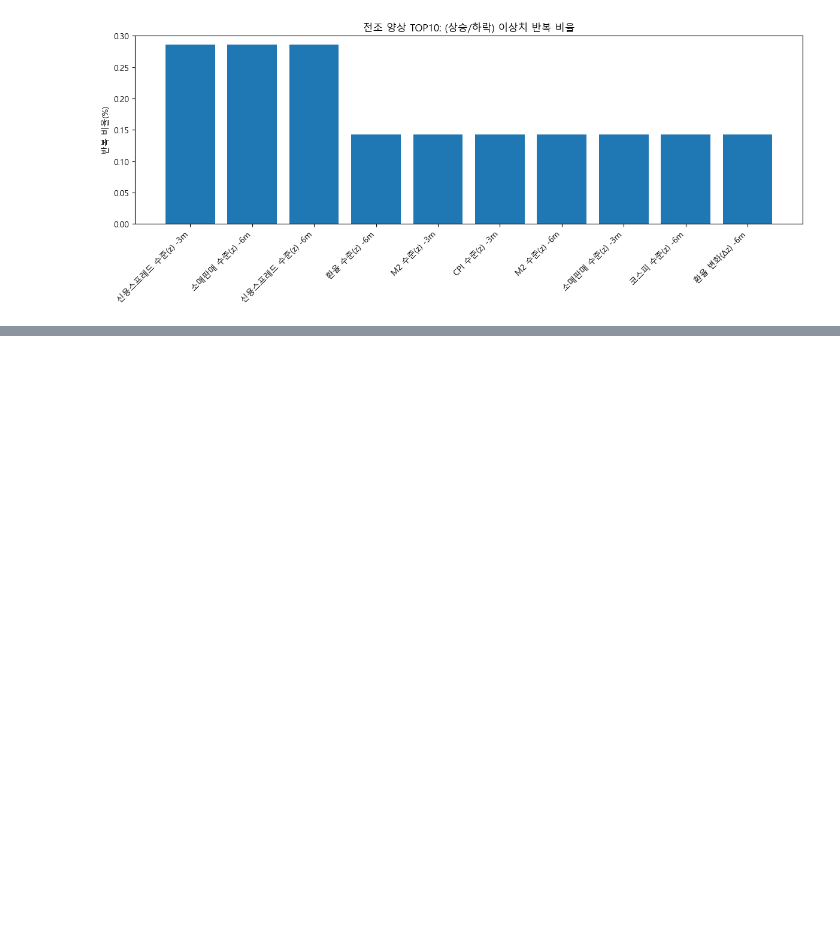
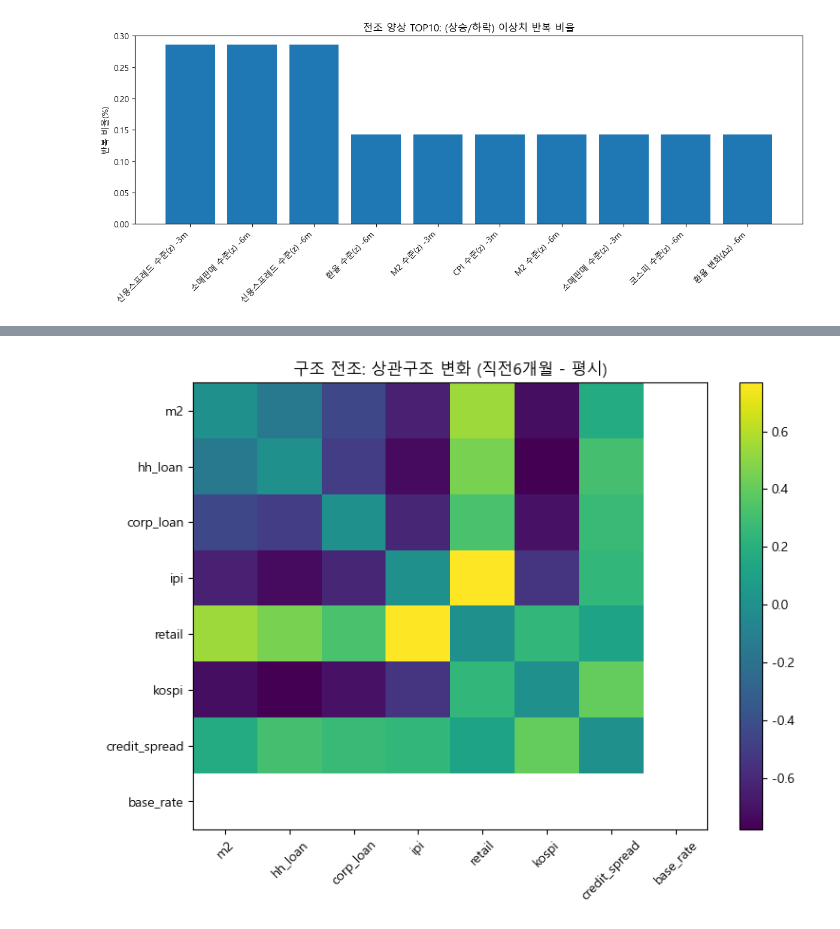
Before and after one commit to yoonsung1/final-project, a Jupyter notebook: 가은/전조증상.ipynb, the cells around one changed output, grey strips where cells are left out. Saved outputs shown, nothing was run; the diff lists cells and outputs as text; code cells hidden in the pictures; blank space fills up the shorter version.

```diff
--- a/가은/전조증상.ipynb
+++ b/가은/전조증상.ipynb
@@ -262,0 +563,79 @@ plt.show()
+# %%
+# ============================================================
+# [2단계] 구조 전조: 상관구조 변화 분석
+# - 디커플링 직전 6개월(t-6 ~ t-1) 상관행렬
+# - 평시 상관행렬
+# - 차이 계산 + 히트맵
+# ============================================================
+
+import numpy as np
+import pandas as pd
+import matplotlib.pyplot as plt
+
+# 사용할 변수 선택 (핵심 변수 위주)
+STRUCT_VARS = [
+    "m2",
+    "hh_loan",
+    "corp_loan",
+    "ipi",
+    "retail",
+    "kospi",
+    "credit_spread",
+    "base_rate"
+]
+
+df_struct = df[["date"] + STRUCT_VARS].dropna().copy()
+df_struct = df_struct.set_index("date")
+
+# ------------------------------------------------
+# 1) 평시 상관행렬 (전체 기간)
+# ------------------------------------------------
+corr_normal = df_struct.corr()
+
+# ------------------------------------------------
+# 2) 디커플링 직전 6개월 상관행렬 평균
+# ------------------------------------------------
+WINDOW2 = [-6, -5, -4, -3, -2, -1]
+
+corr_list = []
+
+for t in valid_events:   # 1단계에서 계산된 valid_events 사용
+    dates = [t + pd.DateOffset(months=m) for m in WINDOW2]
+    if all(d in df_struct.index for d in dates):
+        sub = df_struct.loc[dates]
+        corr_list.append(sub.corr().values)
+
+if len(corr_list) == 0:
+    raise ValueError("구조 분석 가능한 이벤트가 없습니다.")
+
+corr_event = np.mean(corr_list, axis=0)
+corr_event = pd.DataFrame(corr_event,
+                          index=STRUCT_VARS,
+                          columns=STRUCT_VARS)
+
+# ------------------------------------------------
+# 3) 차이 행렬
+# ------------------------------------------------
+corr_diff = corr_event - corr_normal
+
+print("===== 평시 상관행렬 =====")
+display(corr_normal.round(2))
+
+print("===== 디커플링 직전 상관행렬(평균) =====")
+display(corr_event.round(2))
+
+print("===== 구조 변화(직전 - 평시) =====")
+display(corr_diff.round(2))
+
+# ------------------------------------------------
+# 4) 시각화
+# ------------------------------------------------
+plt.figure(figsize=(8,6))
+plt.imshow(corr_diff, aspect="auto")
+plt.xticks(range(len(STRUCT_VARS)), STRUCT_VARS, rotation=45)
+plt.yticks(range(len(STRUCT_VARS)), STRUCT_VARS)
+plt.colorbar()
+plt.title("구조 전조: 상관구조 변화 (직전6개월 - 평시)")
+plt.tight_layout()
+plt.show()
+# %% [output]
@@ -262,0 +672 @@ plt.show()
+[figure, added]
```
Also changed, not shown: parts of 13 cells of this notebook.
